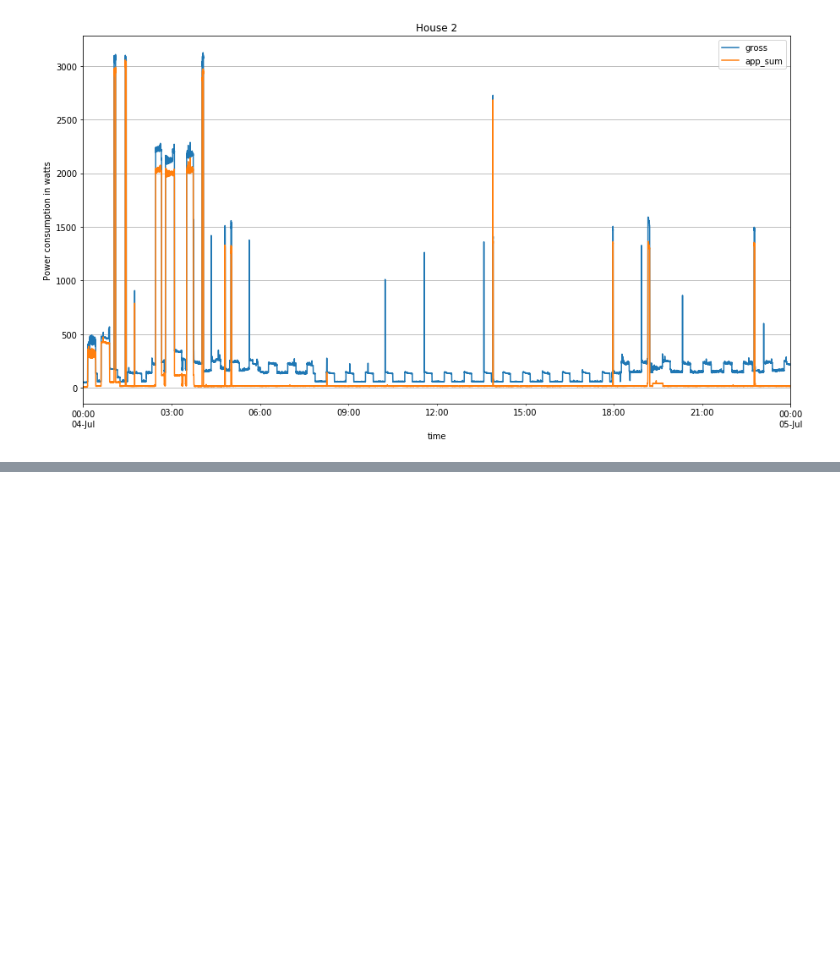
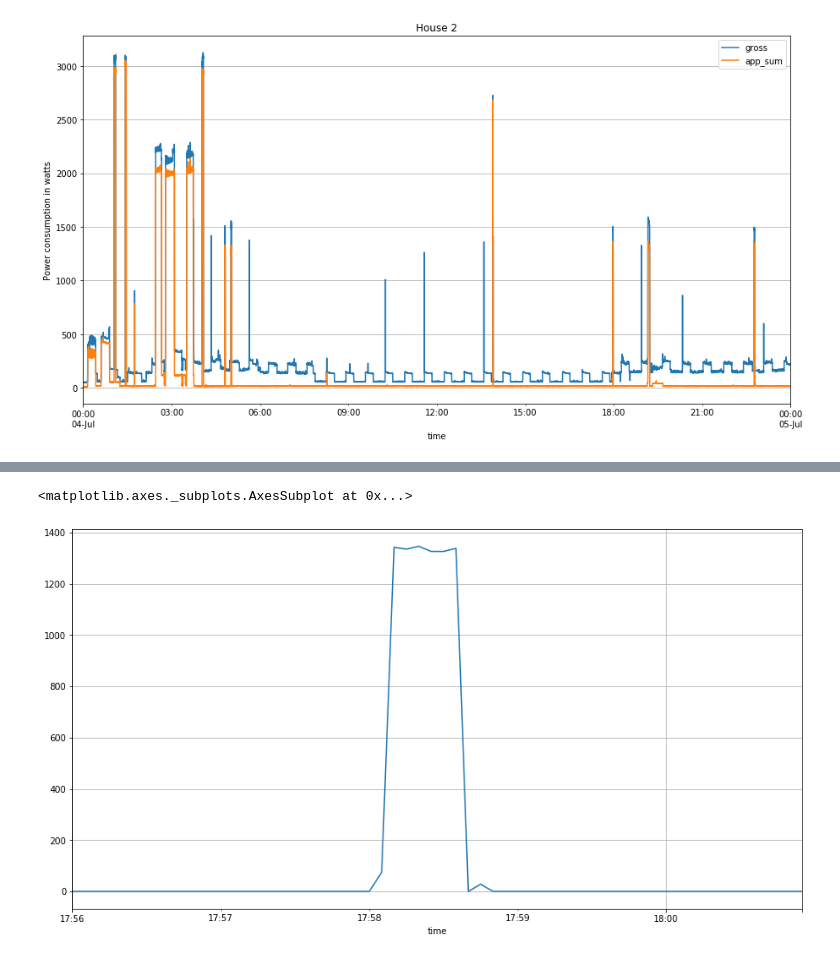
Before and after one commit to BitKnitting/FitHome_Analysis, a Jupyter notebook: notebooks/UK_DALE_noodling/EDA_UKDale_GoogleBlog.ipynb, the cells around one changed output, grey strips where cells are left out. Drawn from its saved outputs; the diff is of its cells as text; code cells hidden in the pictures; blank space fills up the shorter version.

```diff
--- a/notebooks/UK_DALE_noodling/EDA_UKDale_GoogleBlog.ipynb
+++ b/notebooks/UK_DALE_noodling/EDA_UKDale_GoogleBlog.ipynb
@@ -290,0 +328,5 @@ Text(0, 0.5, 'Power consumption in watts')
+# %%
+microwave['2013-07-04 17:56':'2013-07-04 18:00'].plot(figsize=(15, 8),grid=True)
+# %% [output]
+<matplotlib.axes._subplots.AxesSubplot at 0x...>
+[figure, added]
```
Also changed, not shown: parts of 16 cells of this notebook.
